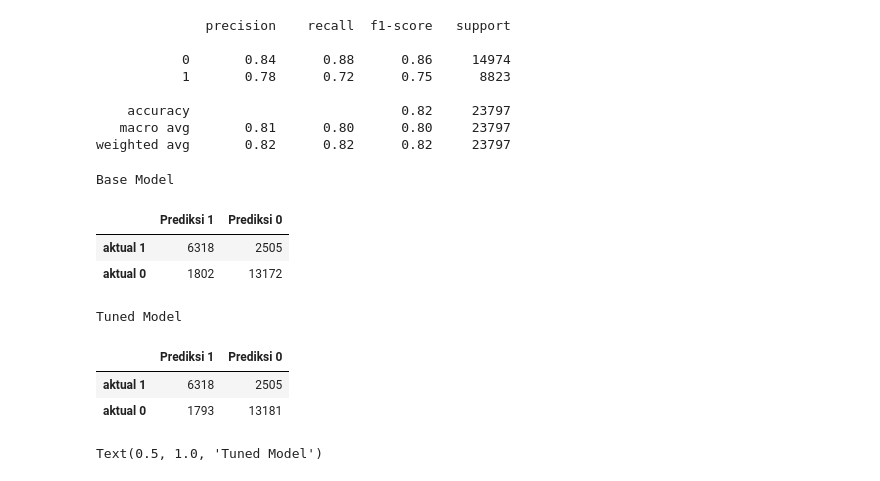
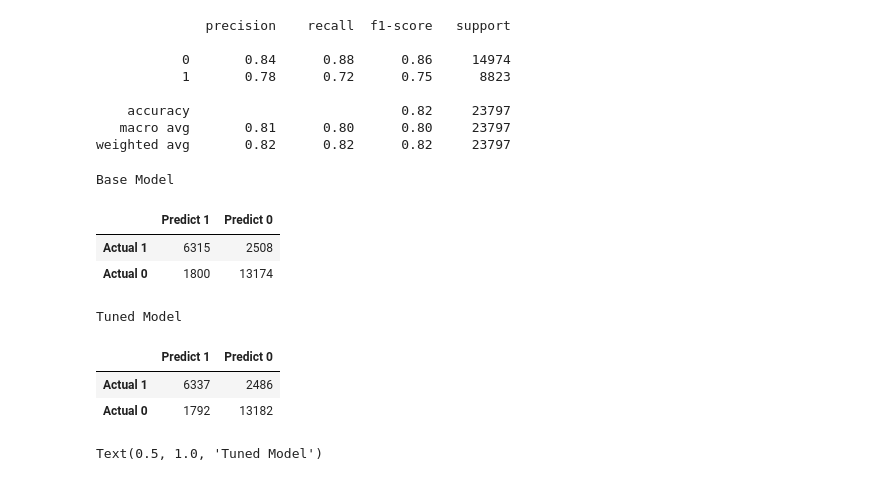
Before and after one commit to LakshitShah/HotelCancellationPrediction, a Jupyter notebook: Machine Learning Hotel.ipynb, the cells around one changed output. Drawn from its saved outputs; the diff is of its cells as text; code cells hidden in the pictures.

```diff
--- a/Machine Learning Hotel.ipynb
+++ b/Machine Learning Hotel.ipynb
@@ -435,6 +428,6 @@ print(classification_report(y_test, y_pred_RF_base))
 weighted avg       0.82      0.82      0.82     23797
 # %%
 cm_RF_base = confusion_matrix(y_test, y_pred_RF_base, labels = [1,0])
-df_RF_base = pd.DataFrame(data = cm_RF_base, index = ['aktual 1', 'aktual 0'], columns = ['Prediksi 1', 'Prediksi 0'])
+df_RF_base = pd.DataFrame(data = cm_RF_base, index = ['Actual 1', 'Actual 0'], columns = ['Predict 1', 'Predict 0'])
 df_RF_base
 # %% [output]
@@ -990,32 +957,32 @@ print(classification_report(y_test, y_pred_RF_tuned))
 weighted avg       0.82      0.82      0.82     23797
 # %%
 cm_RF_tuned = confusion_matrix(y_test, y_pred_RF_tuned, labels = [1,0])
-df_RF_tuned = pd.DataFrame(data = cm_RF_tuned, index = ['aktual 1', 'aktual 0'], columns = ['Prediksi 1', 'Prediksi 0'])
+df_RF_tuned = pd.DataFrame(data = cm_RF_tuned, index = ['Actual 1', 'Actual 0'], columns = ['Predict 1', 'Predict 0'])
 
 
 display_side_by_side([df_RF_base, df_RF_tuned], ['Base Model', 'Tuned Model'])
 
 # from the comparison with the base model in term of the accuracy the tuned model has a slightly higher accuracy and
 # it doesn't have overfitting condition
 # but we see from the confusion matrix we see that tuned random forest has a slightly lower TRUE POSITIVE
 # (prediction cancelled & actully cancelled)
 # compared to the based model
 
 
 # Tuned Version of Random Forest also have a slightly higher FN (False Negative)
 # (Prediction Not Canceled actually Cancelled)
 
 # however the tuned model has a lower False Positive and Higher True Negative compared to the based model
 # that resulted in higer accuracy
 # %% [output]
 Base Model
-|  | Prediksi 1 | Prediksi 0 |
-| aktual 1 | 6318 | 2505 |
-| aktual 0 | 1802 | 13172 |
+|  | Predict 1 | Predict 0 |
+| Actual 1 | 6315 | 2508 |
+| Actual 0 | 1800 | 13174 |
 Tuned Model
-|  | Prediksi 1 | Prediksi 0 |
-| aktual 1 | 6318 | 2505 |
-| aktual 0 | 1793 | 13181 |
+|  | Predict 1 | Predict 0 |
+| Actual 1 | 6337 | 2486 |
+| Actual 0 | 1792 | 13182 |
 # %%
 plt.figure(figsize = (10, 4.5))
 
```
Also changed, not shown: parts of 23 cells of this notebook.
